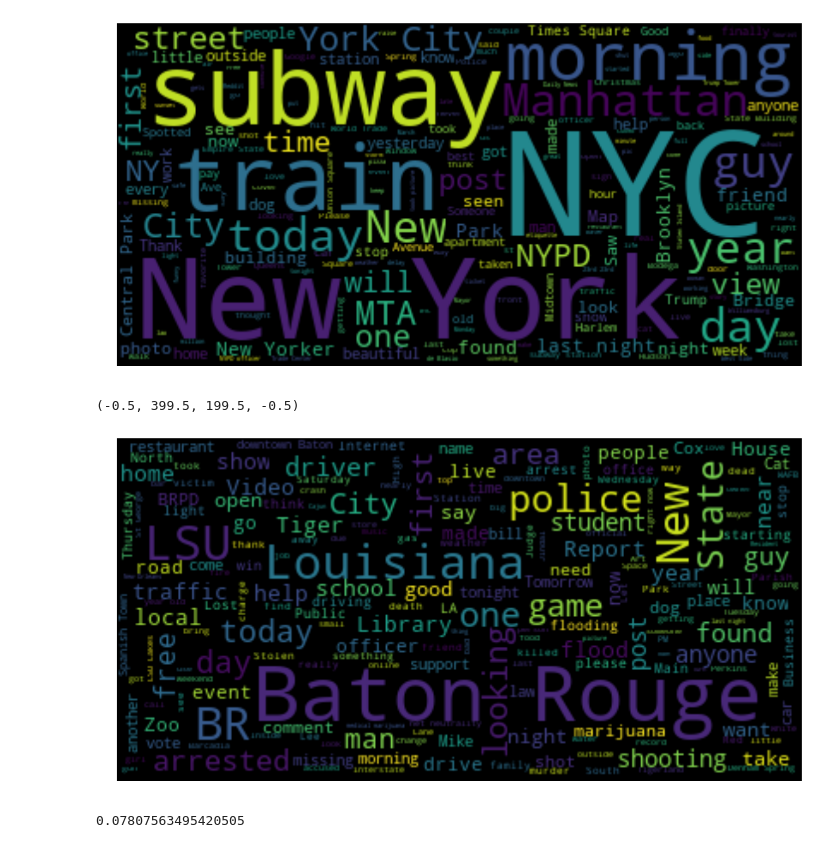
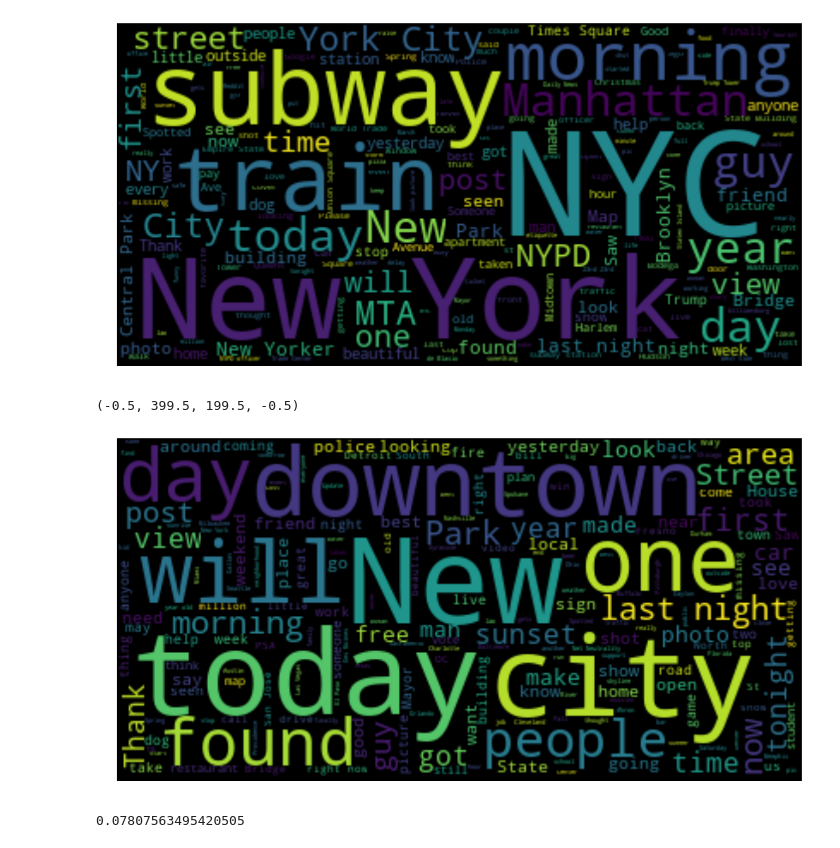
Before and after one commit to dragos2005/webscraping, a Jupyter notebook: reddit.ipynb, the cells around one changed output. Cells and saved outputs as stored; diff of their text form; code cells hidden in the pictures.

```diff
--- a/reddit.ipynb
+++ b/reddit.ipynb
@@ -226,0 +242,4 @@ posts['TextBlob'] = pd.Series([TextBlob(i) for i in posts['Text']], index = post
+# %%
+i = 103
+print(posts['Text'][i])
+posts['TextBlob'].iloc[i].sentiment
@@ -396,14 +418,14 @@ plt.axis('off')
 (-0.5, 399.5, 199.5, -0.5)
 [figure]
 # %%
-txt = ' '.join(posts[posts['CityName'] == 'Baton Rouge']['Text'])
+txt = ' '.join(posts['Text'])
 wc = WordCloud().generate(txt)
 plt.figure(figsize=(20,10))
 plt.imshow(wc, interpolation='bilinear')
 plt.axis('off')
 # %% [output]
 (-0.5, 399.5, 199.5, -0.5)
-[figure, old version]
+[figure, new version]
 # %%
 posts['Polarity'].mean()
 # %% [output]
```
Also changed, not shown: parts of 25 cells of this notebook, 10 other files.
